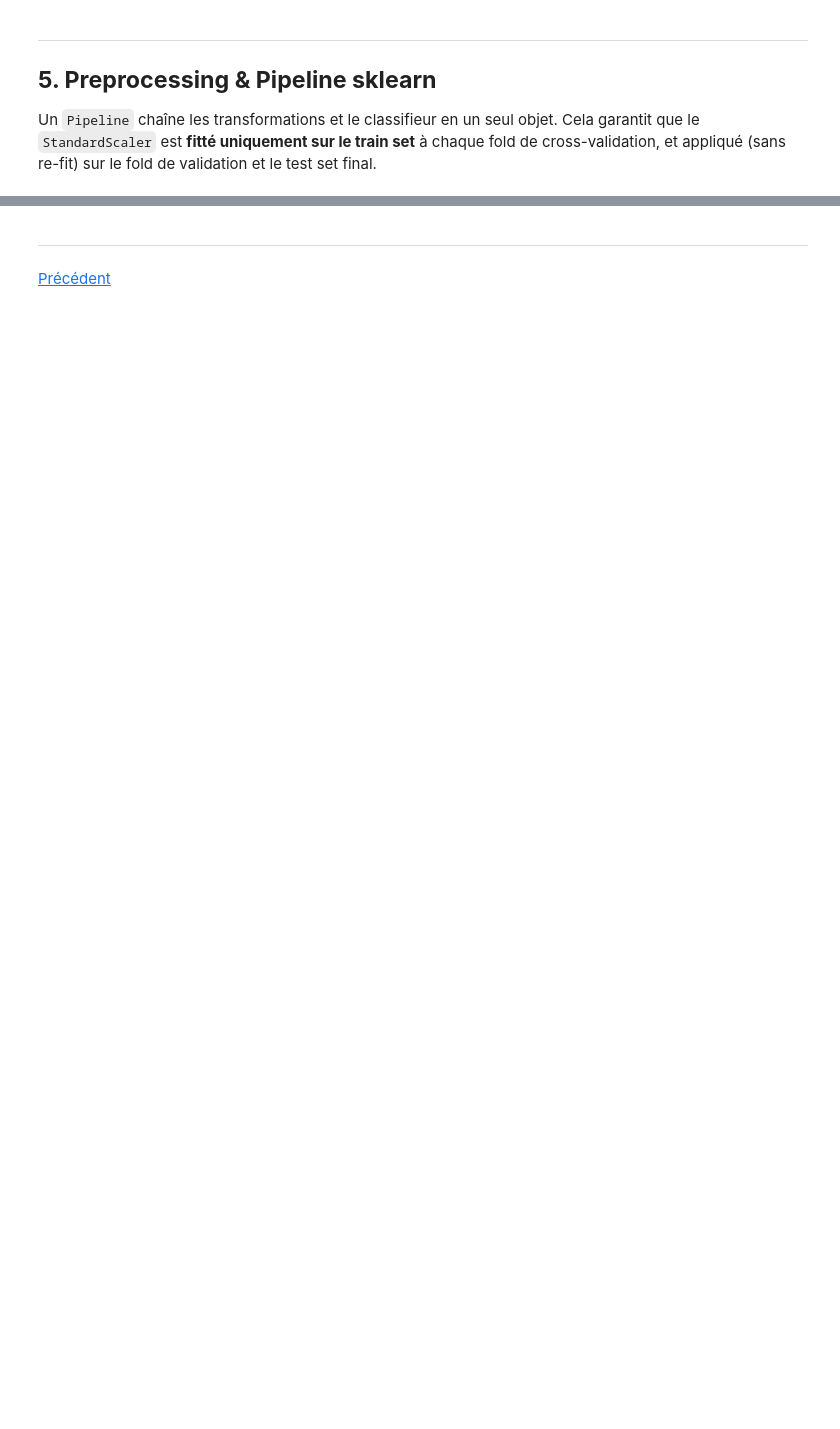
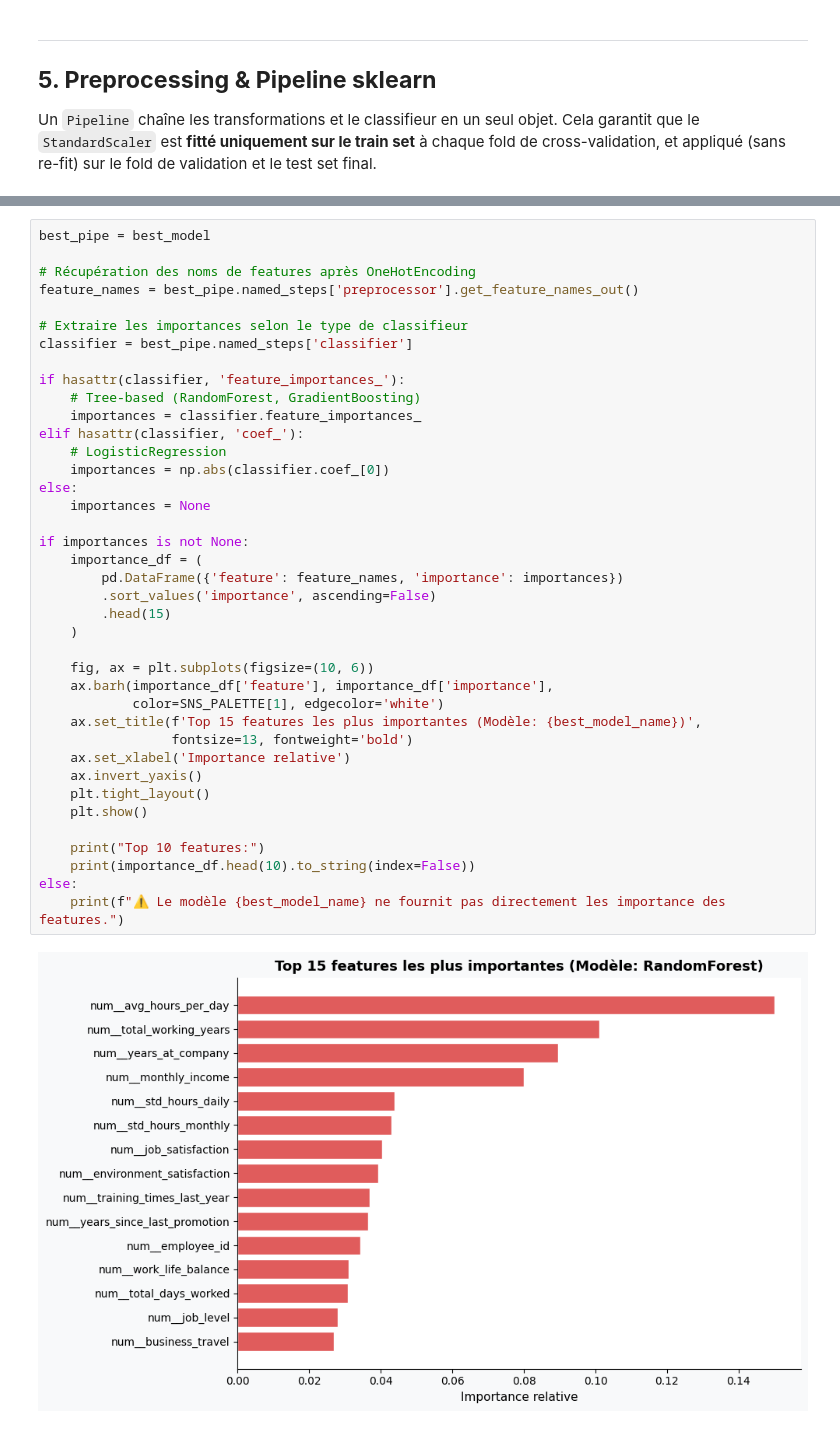
Before and after one commit to CESI-FISA-Info-24-27/IA-groupe-02, a Jupyter notebook: src/notebooks/05_modeling.ipynb, the cells around one changed output, grey strips where cells are left out. Saved outputs shown, nothing was run; the diff lists cells and outputs as text; blank space fills up the shorter version.

```diff
--- a/src/notebooks/05_modeling.ipynb
+++ b/src/notebooks/05_modeling.ipynb
@@ -292,6 +391,41 @@ Le modèle prédictif doit donc rester un **outil d'aide à la décision**, jama
-# %% [markdown]
----
-<div style="display: flex; justify-content: space-between;">
-  <a href="./04_eda_analysis.ipynb">Précédent</a>
-  <a href=""></a>
-</div>
+# %%
+best_pipe = best_model
+
+# Récupération des noms de features après OneHotEncoding
+feature_names = best_pipe.named_steps['preprocessor'].get_feature_names_out()
+
+# Extraire les importances selon le type de classifieur
+classifier = best_pipe.named_steps['classifier']
+
+if hasattr(classifier, 'feature_importances_'):
+    # Tree-based (RandomForest, GradientBoosting)
+    importances = classifier.feature_importances_
+elif hasattr(classifier, 'coef_'):
+    # LogisticRegression
+    importances = np.abs(classifier.coef_[0])
+else:
+    importances = None
+
+if importances is not None:
+    importance_df = (
+        pd.DataFrame({'feature': feature_names, 'importance': importances})
+        .sort_values('importance', ascending=False)
+        .head(15)
+    )
+
+    fig, ax = plt.subplots(figsize=(10, 6))
+    ax.barh(importance_df['feature'], importance_df['importance'],
+            color=SNS_PALETTE[1], edgecolor='white')
+    ax.set_title(f'Top 15 features les plus importantes (Modèle: {best_model_name})',
+                 fontsize=13, fontweight='bold')
+    ax.set_xlabel('Importance relative')
+    ax.invert_yaxis()
+    plt.tight_layout()
+    plt.show()
+
+    print("Top 10 features:")
+    print(importance_df.head(10).to_string(index=False))
+else:
+    print(f"⚠️ Le modèle {best_model_name} ne fournit pas directement les importance des features.")
+# %% [output]
+[figure, added]
```
Also changed, not shown: parts of 17 cells of this notebook, 6 other files.
